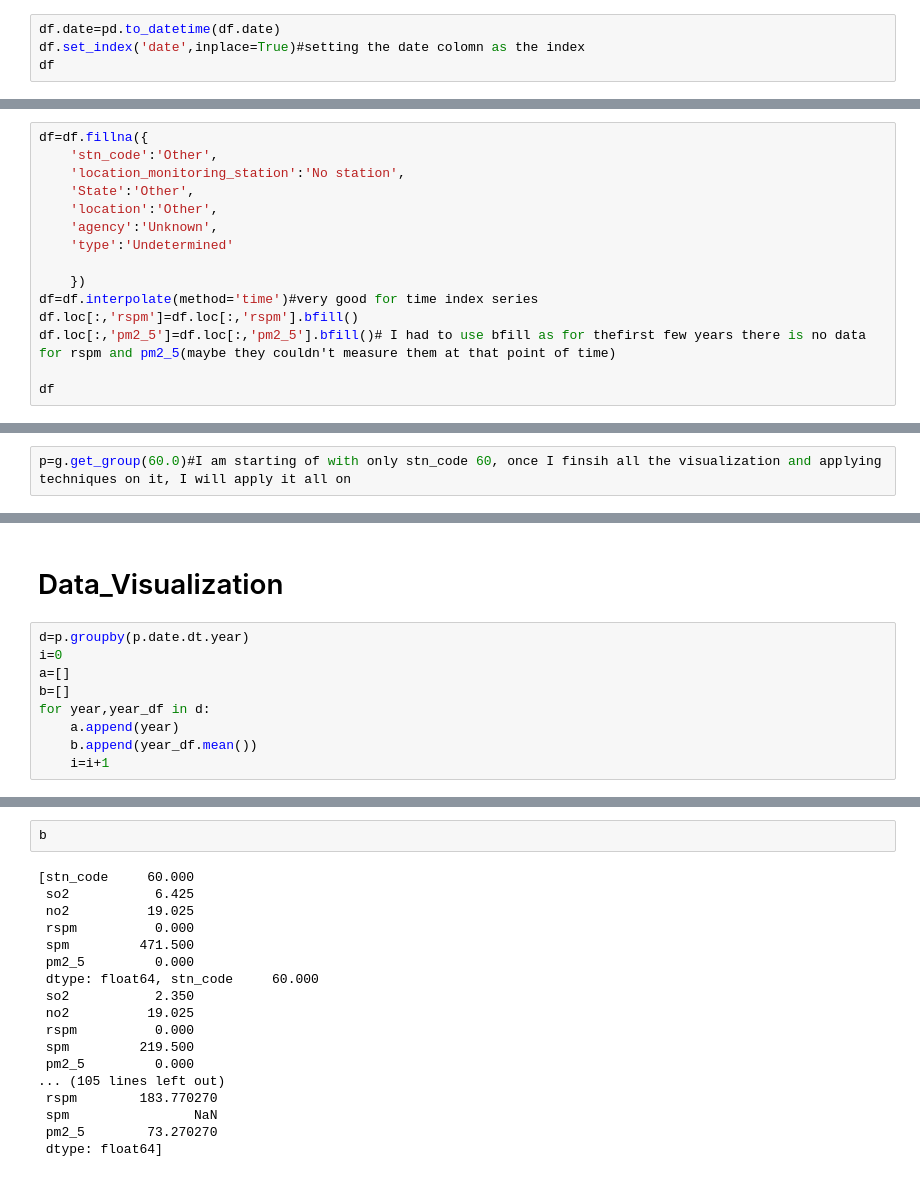
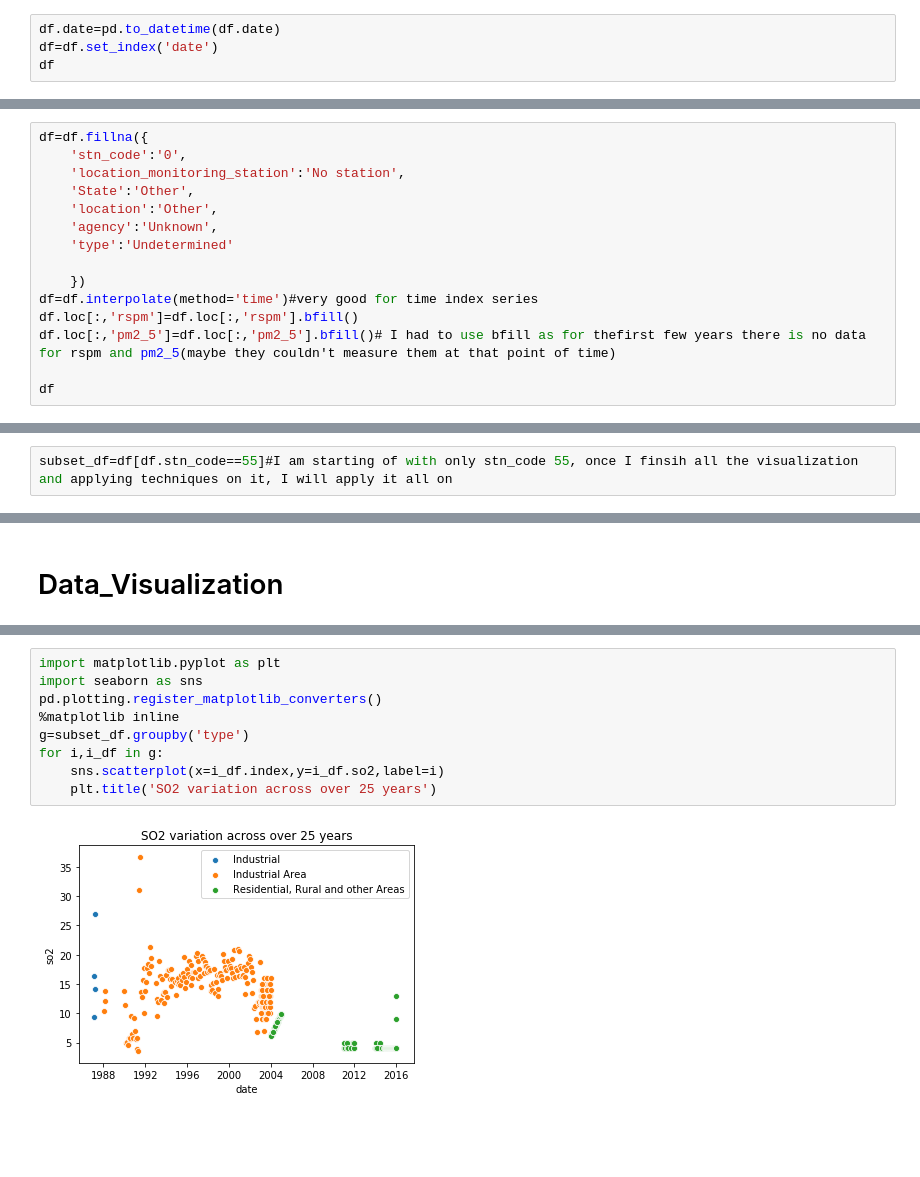
Before and after one commit to angadbajwa23/Analyzing-Air-Pollution-in-Delhi, a Jupyter notebook: Air_pollution_Delhi.ipynb, the cells around one changed output, grey strips where cells are left out. Drawn from its saved outputs; the diff is of its cells as text; blank space fills up the shorter version.

```diff
--- a/Air_pollution_Delhi.ipynb
+++ b/Air_pollution_Delhi.ipynb
@@ -35,7 +35,7 @@ df.describe()# just to show the amount of data
 | max | 531.000000 | 127.400000 | 224.000000 | 892.000000 | 1885.000000 | 318.000000 |
 # %%
 df.date=pd.to_datetime(df.date)
-df.set_index('date',inplace=True)#setting the date colomn as the index
+df=df.set_index('date')
 df
 # %% [output]
 |  | stn_code | sampling_date | state | location | agency | type | so2 | no2 | rspm | spm | ... |
@@ -54,7 +54,7 @@ df
 8551 rows × 12 columns
 # %%
 df=df.fillna({
-    'stn_code':'Other',
+    'stn_code':'0',
     'location_monitoring_station':'No station',
     'State':'Other',
     'location':'Other',
@@ -108,2 +151,2 @@ date
 # %%
-p=g.get_group(60.0)#I am starting of with only stn_code 60, once I finsih all the visualization and applying techniques on it, I will apply it all on
+subset_df=df[df.stn_code==55]#I am starting of with only stn_code 55, once I finsih all the visualization and applying techniques on it, I will apply it all on
@@ -132,11 +196,2 @@ for area,area_df in q:
 # %% [markdown]
 # Data_Visualization
-# %%
-d=p.groupby(p.date.dt.year)
-i=0
-a=[]
-b=[]
-for year,year_df in d:
-    a.append(year)
-    b.append(year_df.mean())
-    i=i+1
@@ -166,20 +198,11 @@ a
-# %%
-b
-# %% [output]
-[stn_code     60.000
- so2           6.425
- no2          19.025
- rspm          0.000
- spm         471.500
- pm2_5         0.000
- dtype: float64, stn_code     60.000
- so2           2.350
- no2          19.025
- rspm          0.000
- spm         219.500
- pm2_5         0.000
-... (105 lines left out)
- rspm        183.770270
- spm                NaN
- pm2_5        73.270270
- dtype: float64]
+# %%
+import matplotlib.pyplot as plt
+import seaborn as sns
+pd.plotting.register_matplotlib_converters()
+%matplotlib inline
+g=subset_df.groupby('type')
+for i,i_df in g:
+    sns.scatterplot(x=i_df.index,y=i_df.so2,label=i)
+    plt.title('SO2 variation across over 25 years')
+# %% [output]
+[figure, added]
```
Also changed, not shown: parts of 35 cells of this notebook.
